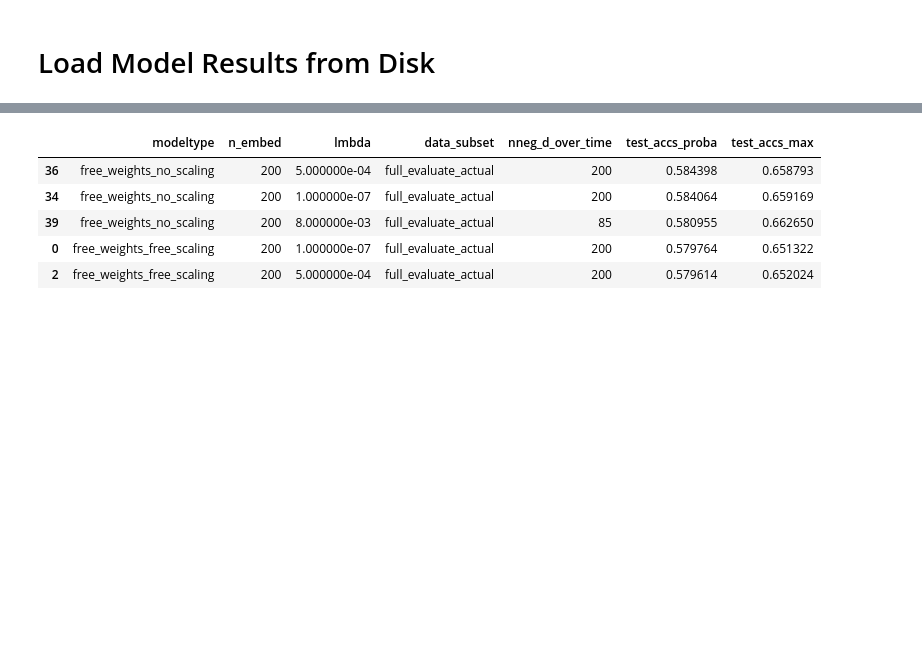
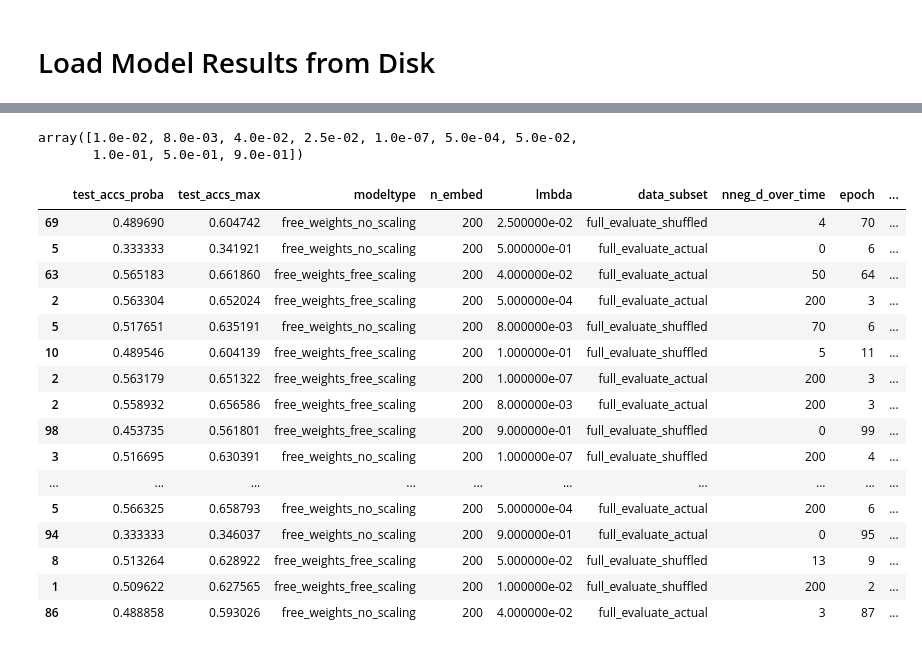
Before and after one commit to MirkoTh/semantic-representations-ID, a Jupyter notebook: analyze-highdim-model.ipynb, the cells around one changed output, grey strips where cells are left out. Drawn from its saved outputs; the diff is of its cells as text; code cells hidden in the pictures; blank space fills up the shorter version.

```diff
--- a/analyze-highdim-model.ipynb
+++ b/analyze-highdim-model.ipynb
@@ -83,3 +95,28 @@ tbl_result_df = pd.concat([tbl_result_df_fwfs, tbl_result_df_fwns], axis=0)
+# %%
+tbl_result_df["lmbda"].unique()
+# %% [output]
+array([1.0e-02, 8.0e-03, 4.0e-02, 2.5e-02, 1.0e-07, 5.0e-04, 5.0e-02,
+       1.0e-01, 5.0e-01, 9.0e-01])
+# %%
+tbl_result_df.sort_values("rwn").head(29)
+# %% [output]
+|  | test_accs_proba | test_accs_max | modeltype | n_embed | lmbda | data_subset | nneg_d_over_time | epoch | ... |
+| 69 | 0.489690 | 0.604742 | free_weights_no_scaling | 200 | 2.500000e-02 | full_evaluate_shuffled | 4 | 70 | ... |
+| 5 | 0.333333 | 0.341921 | free_weights_no_scaling | 200 | 5.000000e-01 | full_evaluate_actual | 0 | 6 | ... |
+| 63 | 0.565183 | 0.661860 | free_weights_free_scaling | 200 | 4.000000e-02 | full_evaluate_actual | 50 | 64 | ... |
+| 2 | 0.563304 | 0.652024 | free_weights_free_scaling | 200 | 5.000000e-04 | full_evaluate_actual | 200 | 3 | ... |
+| 5 | 0.517651 | 0.635191 | free_weights_no_scaling | 200 | 8.000000e-03 | full_evaluate_shuffled | 70 | 6 | ... |
+| 10 | 0.489546 | 0.604139 | free_weights_free_scaling | 200 | 1.000000e-01 | full_evaluate_shuffled | 5 | 11 | ... |
+| 2 | 0.563179 | 0.651322 | free_weights_free_scaling | 200 | 1.000000e-07 | full_evaluate_actual | 200 | 3 | ... |
+| 2 | 0.558932 | 0.656586 | free_weights_free_scaling | 200 | 8.000000e-03 | full_evaluate_actual | 200 | 3 | ... |
+| 98 | 0.453735 | 0.561801 | free_weights_free_scaling | 200 | 9.000000e-01 | full_evaluate_shuffled | 0 | 99 | ... |
+| 3 | 0.516695 | 0.630391 | free_weights_no_scaling | 200 | 1.000000e-07 | full_evaluate_shuffled | 200 | 4 | ... |
+| ... | ... | ... | ... | ... | ... | ... | ... | ... | ... |
+| 5 | 0.566325 | 0.658793 | free_weights_no_scaling | 200 | 5.000000e-04 | full_evaluate_actual | 200 | 6 | ... |
+| 94 | 0.333333 | 0.346037 | free_weights_no_scaling | 200 | 9.000000e-01 | full_evaluate_actual | 0 | 95 | ... |
+| 8 | 0.513264 | 0.628922 | free_weights_free_scaling | 200 | 5.000000e-02 | full_evaluate_shuffled | 13 | 9 | ... |
+| 1 | 0.509622 | 0.627565 | free_weights_free_scaling | 200 | 1.000000e-02 | full_evaluate_shuffled | 200 | 2 | ... |
+| 86 | 0.488858 | 0.593026 | free_weights_no_scaling | 200 | 4.000000e-02 | full_evaluate_actual | 3 | 87 | ... |
 # %%
 tbl_plot_results = tbl_result_df.groupby(["modeltype", "n_embed", "lmbda", "data_subset", "nneg_d_over_time"]).agg("max").reset_index()
 tbl_plot_results["row_number"] = (
@@ -91,12 +128,3 @@ tbl_plot_results["row_number"] = (
 )
 tbl_plot_results = tbl_plot_results.query("row_number == 1")
 tbl_plot_results.drop(columns=["row_number", "epoch"], inplace=True)
-# %%
-tbl_plot_results.sort_values("test_accs_proba", ascending=False).head()
-# %% [output]
-|  | modeltype | n_embed | lmbda | data_subset | nneg_d_over_time | test_accs_proba | test_accs_max |
-| 36 | free_weights_no_scaling | 200 | 5.000000e-04 | full_evaluate_actual | 200 | 0.584398 | 0.658793 |
-| 34 | free_weights_no_scaling | 200 | 1.000000e-07 | full_evaluate_actual | 200 | 0.584064 | 0.659169 |
-| 39 | free_weights_no_scaling | 200 | 8.000000e-03 | full_evaluate_actual | 85 | 0.580955 | 0.662650 |
-| 0 | free_weights_free_scaling | 200 | 1.000000e-07 | full_evaluate_actual | 200 | 0.579764 | 0.651322 |
-| 2 | free_weights_free_scaling | 200 | 5.000000e-04 | full_evaluate_actual | 200 | 0.579614 | 0.652024 |
```
Also changed, not shown: parts of 14 cells of this notebook, 3 other files.
